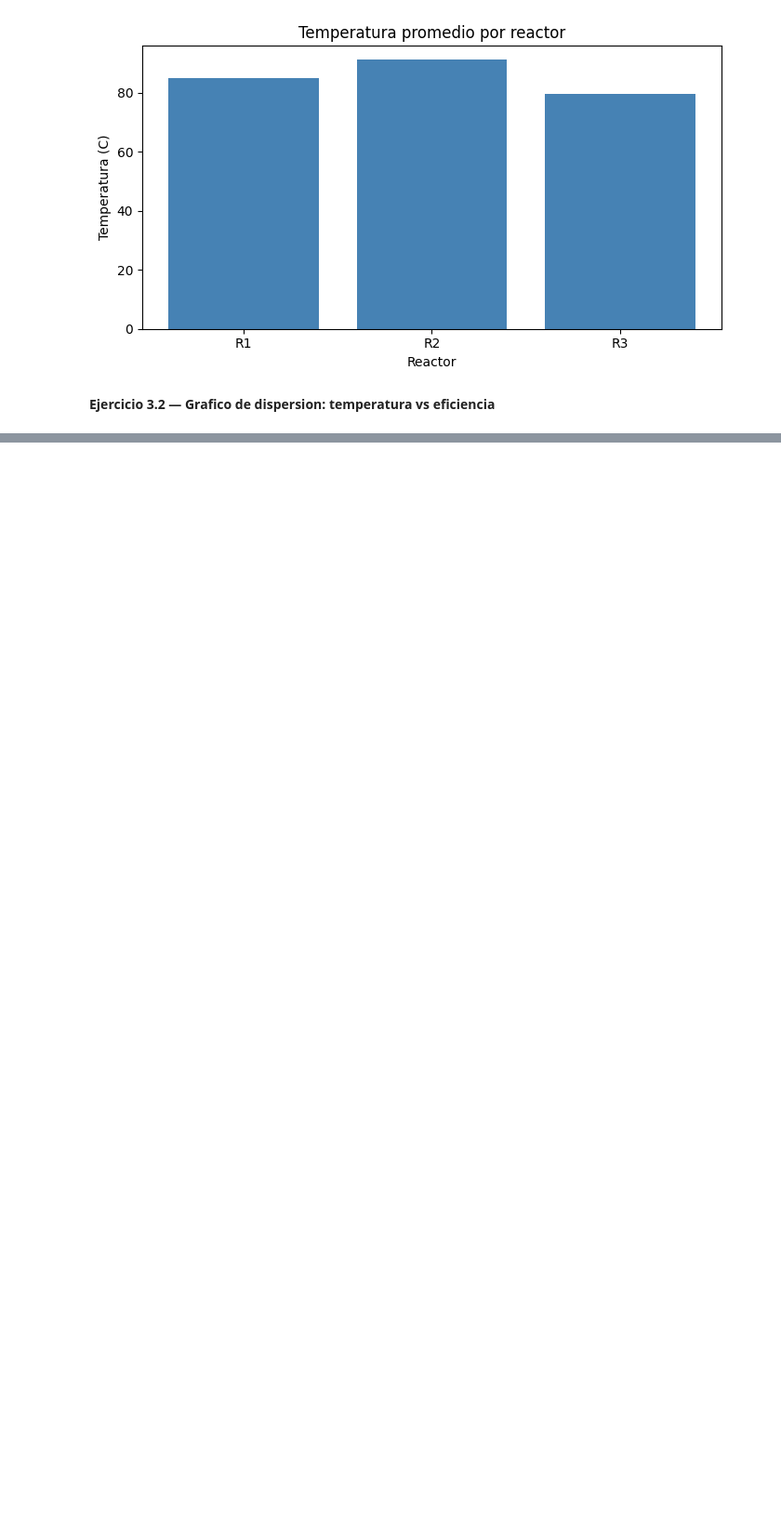
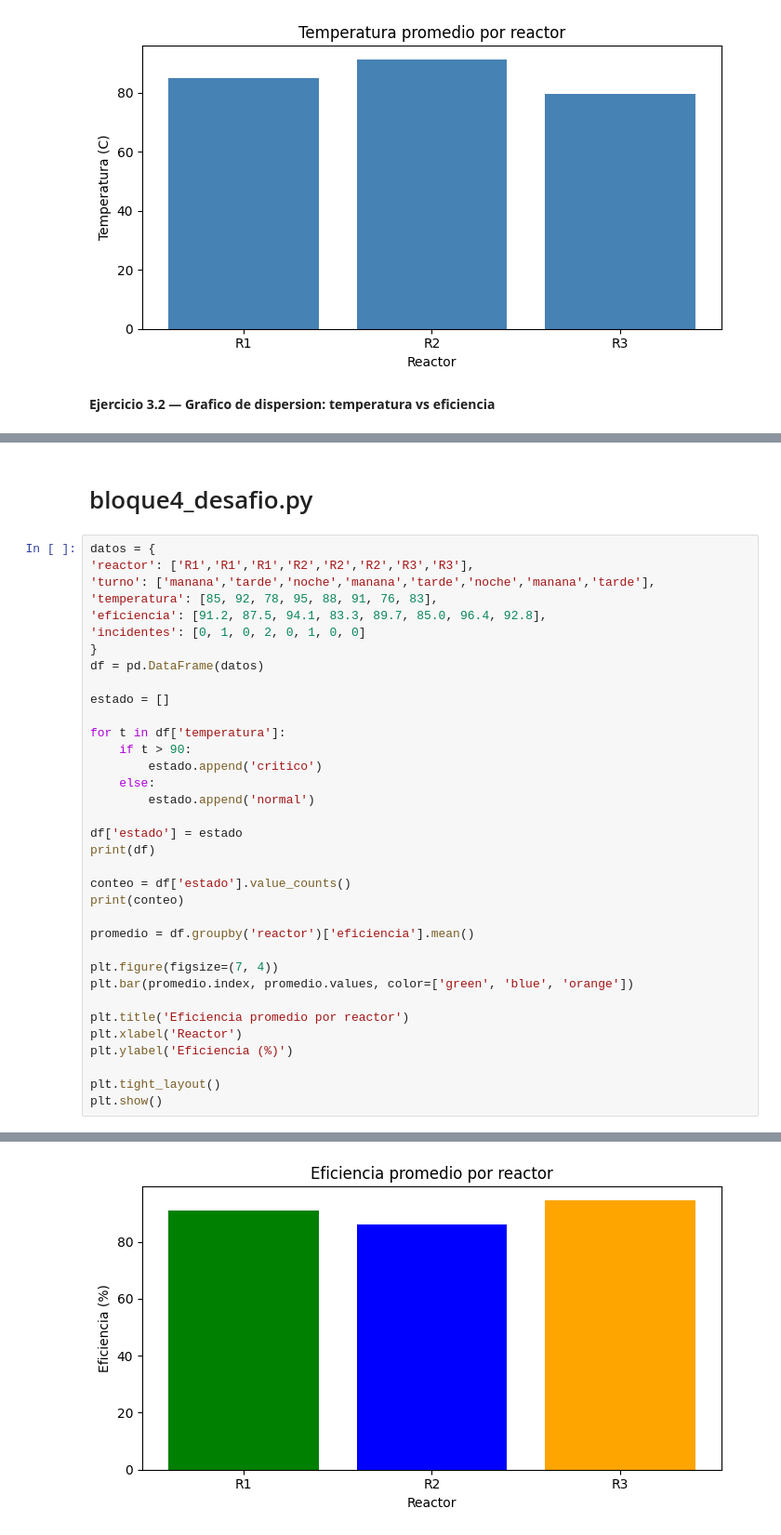
Before and after one commit to josecraft5/Taller-9-Jose-Quintana-00343500, a Jupyter notebook: Taller9.ipynb, the cells around one changed output, grey strips where cells are left out. Shown at 93% size. Cells and saved outputs as stored; diff of their text form; blank space fills up the shorter version.

```diff
--- a/Taller9.ipynb
+++ b/Taller9.ipynb
@@ -163,0 +231,39 @@ plt.show()
+# %% [markdown]
+
+# bloque4_desafio.py
+# %%
+datos = {
+'reactor': ['R1','R1','R1','R2','R2','R2','R3','R3'],
+'turno': ['manana','tarde','noche','manana','tarde','noche','manana','tarde'],
+'temperatura': [85, 92, 78, 95, 88, 91, 76, 83],
+'eficiencia': [91.2, 87.5, 94.1, 83.3, 89.7, 85.0, 96.4, 92.8],
+'incidentes': [0, 1, 0, 2, 0, 1, 0, 0]
+}
+df = pd.DataFrame(datos)
+
+estado = []
+
+for t in df['temperatura']:
+    if t > 90:
+        estado.append('critico')
+    else:
+        estado.append('normal')
+
+df['estado'] = estado
+print(df)
+
+conteo = df['estado'].value_counts()
+print(conteo)
+
+promedio = df.groupby('reactor')['eficiencia'].mean()
+
+plt.figure(figsize=(7, 4))
+plt.bar(promedio.index, promedio.values, color=['green', 'blue', 'orange'])
+
+plt.title('Eficiencia promedio por reactor')
+plt.xlabel('Reactor')
+plt.ylabel('Eficiencia (%)')
+
+plt.tight_layout()
+plt.show()
+# %% [output]
@@ -163,0 +283 @@ plt.show()
+[figure, added]
```
Also changed, not shown: parts of 8 cells of this notebook, 1 other file.
